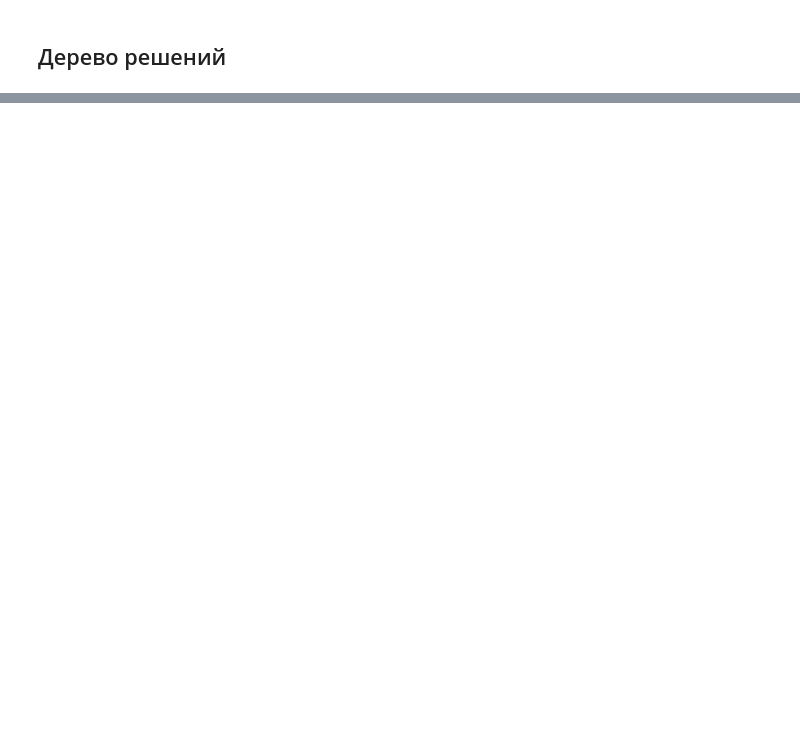
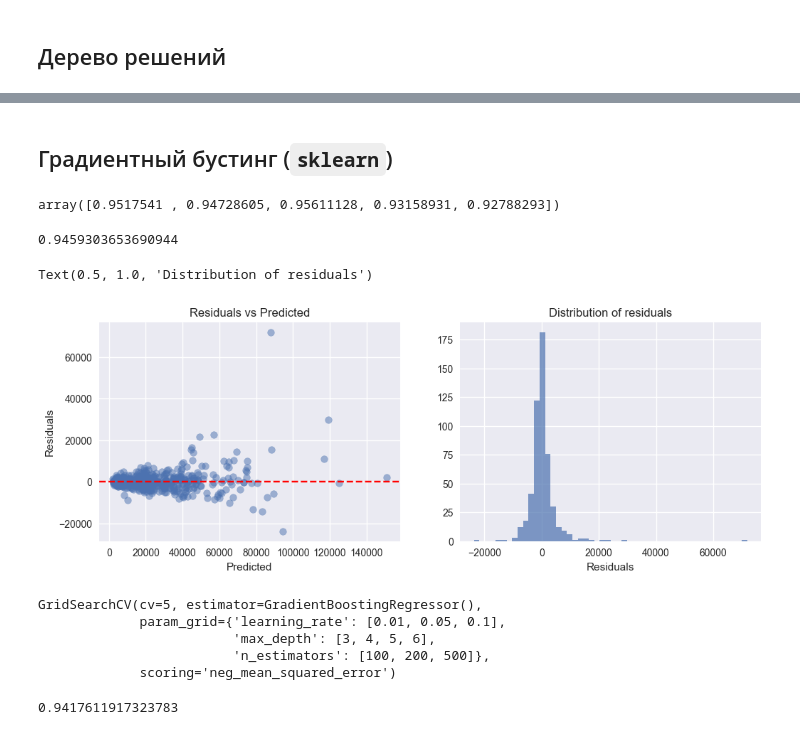
Before and after one commit to trxxnk/BimmerAI, a Jupyter notebook: notebooks/bmw_models.ipynb, the cells around one changed output, grey strips where cells are left out. Cells and saved outputs as stored; diff of their text form; code cells hidden in the pictures; blank space fills up the shorter version.

```diff
--- a/notebooks/bmw_models.ipynb
+++ b/notebooks/bmw_models.ipynb
@@ -150,3 +298,65 @@ array([[39900., 48800.],
        [18750., 19000.],
        [ 6800., 10000.],
        [48500., 43777.]])
+# %% [markdown]
+## Градиентный бустинг (`sklearn`)
+# %%
+model = GradientBoostingRegressor(
+    n_estimators=150,
+    learning_rate=0.15,
+    max_depth=4,
+    random_state=43
+)
+
+cross_val_score(model, X, y)
+# %% [output]
+array([0.9517541 , 0.94728605, 0.95611128, 0.93158931, 0.92788293])
+# %%
+model.fit(X_train, y_train)
+model.score(X_test, y_test)
+# %% [output]
+0.9459303653690944
+# %%
+y_pred = model.predict(X_test)
+residuals = y_test - y_pred
+
+plt.figure(figsize=(12, 4))
+plt.subplot(121)
+plt.scatter(y_pred, residuals, alpha=0.5)
+plt.axhline(0, color='red', linestyle='--')
+plt.xlabel('Predicted')
+plt.ylabel('Residuals')
+plt.title('Residuals vs Predicted')
+
+plt.subplot(122)
+plt.hist(residuals, bins=50, alpha=0.7)
+plt.xlabel('Residuals')
+plt.title('Distribution of residuals')
+# %% [output]
+Text(0.5, 1.0, 'Distribution of residuals')
+[figure, added]
+# %%
+param_grid = {
+    'learning_rate': [0.01, 0.05, 0.1],
+    'max_depth': [3, 4, 5, 6],
+    'n_estimators': [100, 200, 500]
+}
+
+grid_search = GridSearchCV(
+    GradientBoostingRegressor(),
+    param_grid,
+    cv=5,
+    scoring='neg_mean_squared_error'
+)
+grid_search.fit(X_train, y_train)
+# %% [output]
+GridSearchCV(cv=5, estimator=GradientBoostingRegressor(),
+             param_grid={'learning_rate': [0.01, 0.05, 0.1],
+                         'max_depth': [3, 4, 5, 6],
+                         'n_estimators': [100, 200, 500]},
+             scoring='neg_mean_squared_error')
+# %%
+model = grid_search.best_estimator_
+model.score(X_test, y_test)
+# %% [output]
+0.9417611917323783
```
Also changed, not shown: parts of 24 cells of this notebook, 2 other files.
